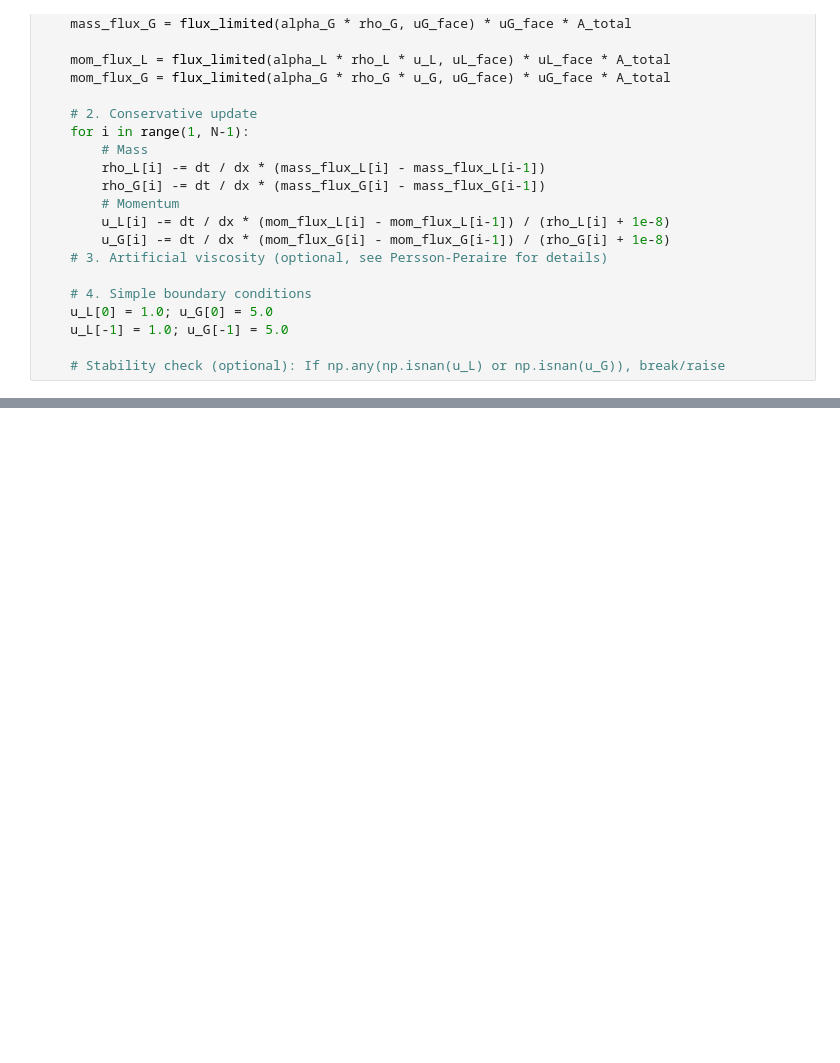
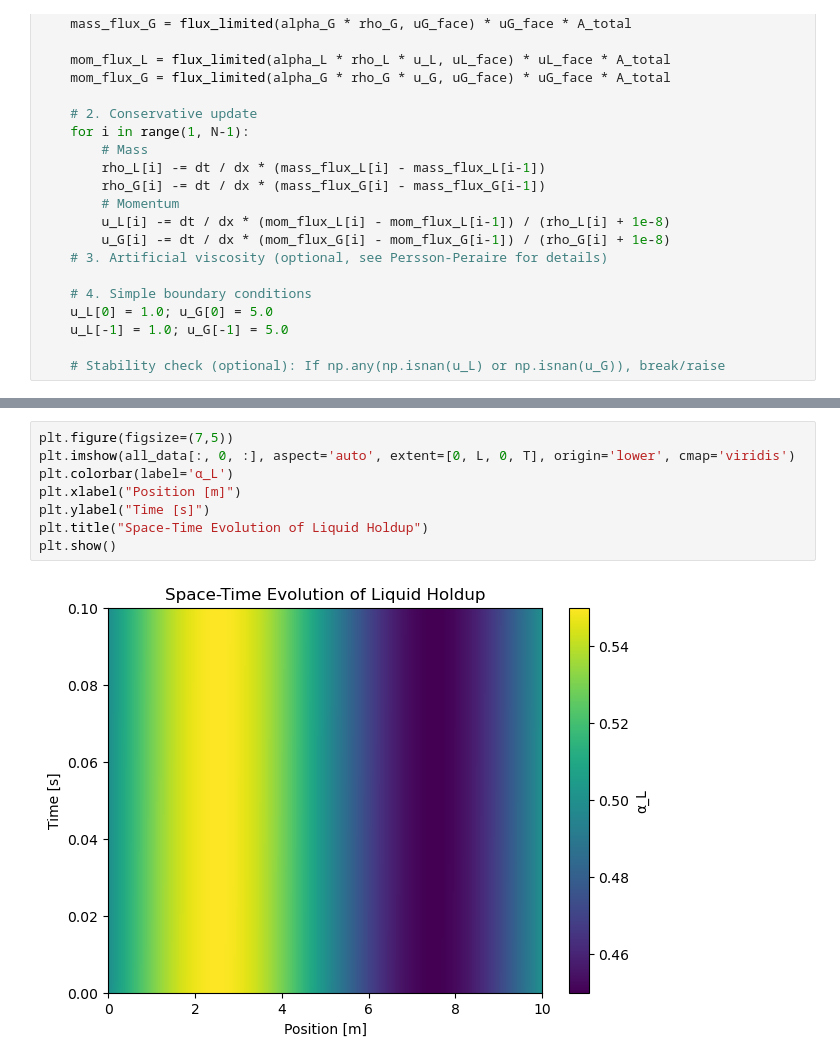
Before and after one commit to skcajs/pandora, a Jupyter notebook: notebooks/simulation_based_inference/multiphase-flow/multiphase-flow copy.ipynb, the cells around one changed output, grey strips where cells are left out. Cells and saved outputs as stored; diff of their text form; blank space fills up the shorter version.

```diff
--- a/notebooks/simulation_based_inference/multiphase-flow/multiphase-flow copy.ipynb
+++ b/notebooks/simulation_based_inference/multiphase-flow/multiphase-flow copy.ipynb
@@ -243,0 +336,10 @@ for step in range(1, timesteps+1):
+# %%
+plt.figure(figsize=(7,5))
+plt.imshow(all_data[:, 0, :], aspect='auto', extent=[0, L, 0, T], origin='lower', cmap='viridis')
+plt.colorbar(label='α_L')
+plt.xlabel("Position [m]")
+plt.ylabel("Time [s]")
+plt.title("Space-Time Evolution of Liquid Holdup")
+plt.show()
+# %% [output]
+[figure, added]
```
Also changed, not shown: parts of 8 cells of this notebook, 8 other files.
